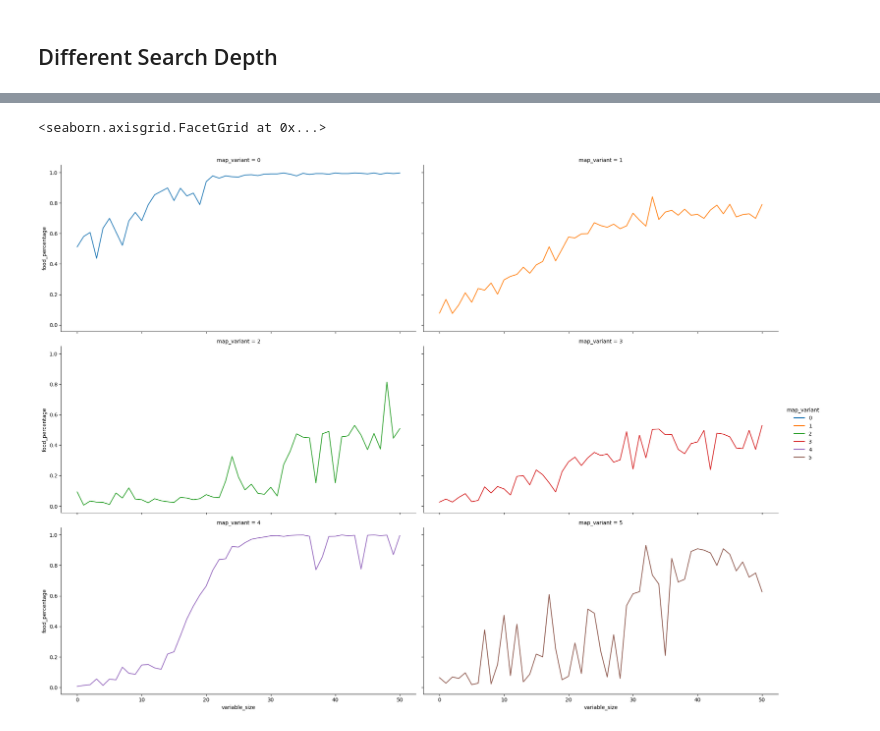
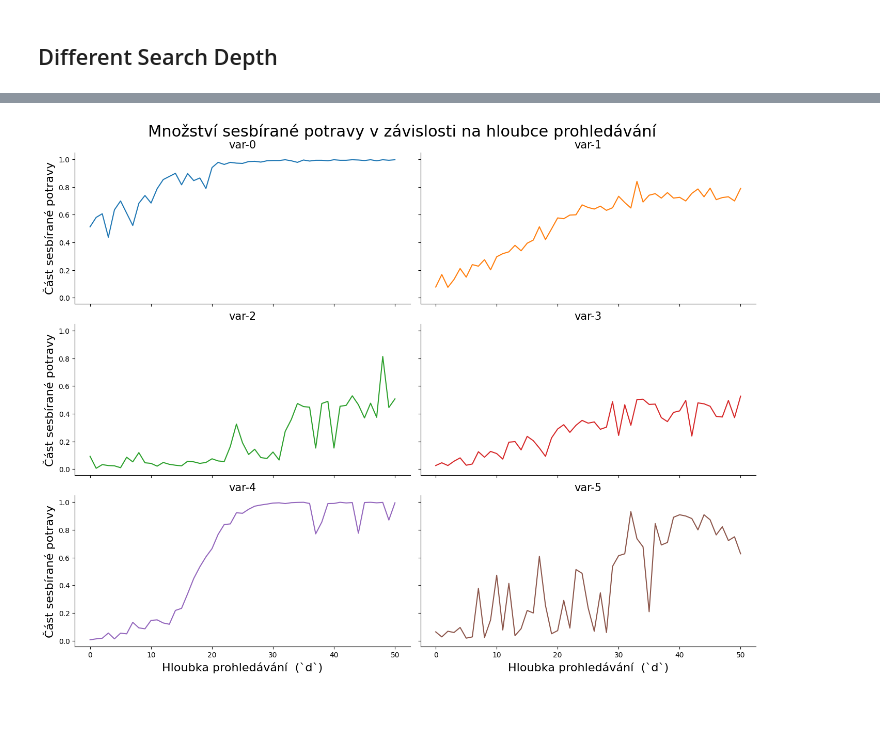
Before and after one commit to dbeinhauer/ant_colony_model, a Jupyter notebook: plot_creator.ipynb, the cells around one changed output, grey strips where cells are left out. Cells and saved outputs as stored; diff of their text form; code cells hidden in the pictures.

```diff
--- a/plot_creator.ipynb
+++ b/plot_creator.ipynb
@@ -335,12 +358,26 @@ sns.relplot(
 # %%
-sns.relplot(
+g = sns.relplot(
     data=ants_data,
     x="variable_size",
     y="food_percentage",
     aspect=2,
+    height=3.5,
     kind="line",
     hue="map_variant",
     col="map_variant",
     col_wrap=2,
+    legend=False,
 )
+
+g.set_xlabels("Počet mravenců (`n`)", fontsize=16)
+g.set_ylabels("Část sesbírané potravy", fontsize=16)
+
+# Change the supertitle
+g.fig.suptitle("Množství sesbírané potravy v závislosti na počtu mravenců", fontsize=22, y=1.02)
+
+# Set each title of the subplots to map_variant value
+for ax, title in zip(g.axes.flat, ants_data["map_variant"].unique()):
+    ax.set_title(title, fontsize=15)
+
+# plt.savefig('template1/images/num_ants_variants_separated.pdf', bbox_inches='tight')
 # %% [output]
@@ -409,14 +460,27 @@ sns.relplot(
 # %%
-sns.relplot(
+g = sns.relplot(
     data=depth_data,
     x="variable_size",
     y="food_percentage",
     aspect=2,
+    height=3.5,
     kind="line",
     hue="map_variant",
     col="map_variant",
     col_wrap=2,
+    legend=False,
 )
+
+g.set_xlabels("Hloubka prohledávání  (`d`)", fontsize=16)
+g.set_ylabels("Část sesbírané potravy", fontsize=16)
+
+# Change the supertitle
+g.fig.suptitle("Množství sesbírané potravy v závislosti na hloubce prohledávání", fontsize=22, y=1.02)
+
+# Set each title of the subplots to map_variant value
+for ax, title in zip(g.axes.flat, depth_data["map_variant"].unique()):
+    ax.set_title(title, fontsize=15)
+
+# plt.savefig('template1/images/search_depth_variants_separated.pdf', bbox_inches='tight')
 # %% [output]
-<seaborn.axisgrid.FacetGrid at 0x...>
-[figure, old version]
+[figure, new version]
```
Also changed, not shown: parts of 19 cells of this notebook, 24 other files.
